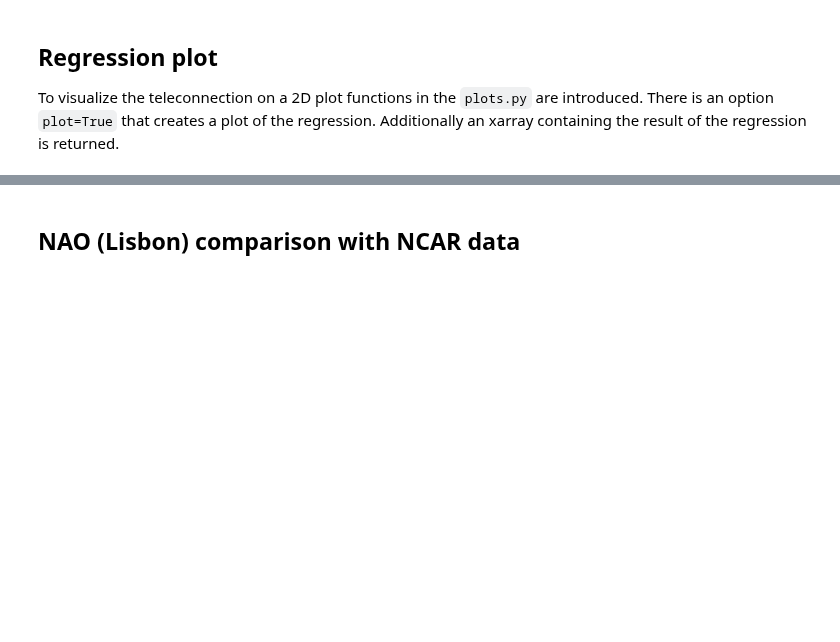
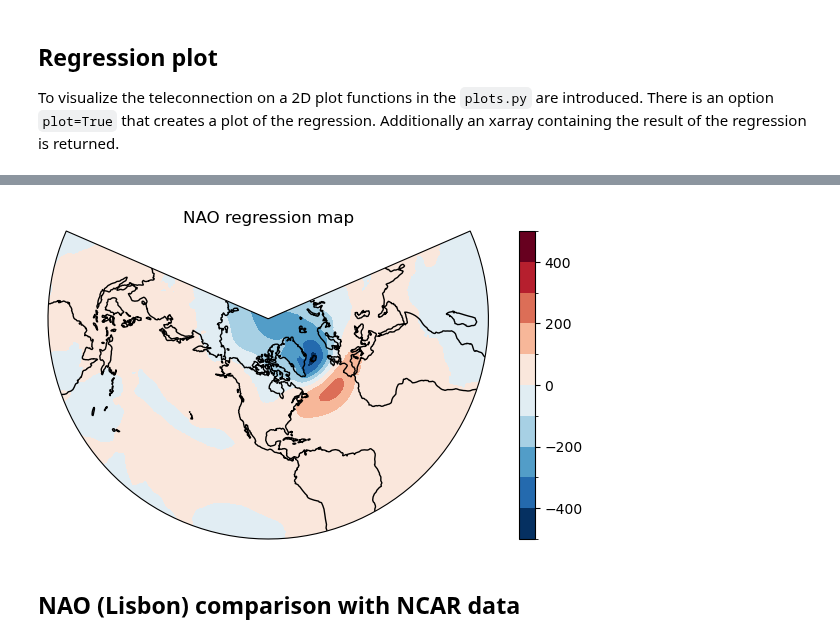
Before and after one commit to DestinE-Climate-DT/AQUA, a Jupyter notebook: diagnostics/teleconnections/NAO_era5.ipynb, the cells around one changed output, grey strips where cells are left out. Saved outputs shown, nothing was run; the diff lists cells and outputs as text; code cells hidden in the pictures; blank space fills up the shorter version.

```diff
--- a/diagnostics/teleconnections/NAO_era5.ipynb
+++ b/diagnostics/teleconnections/NAO_era5.ipynb
@@ -111,3 +87,8 @@ Attributes: (0)
+# %%
+reg = reg_plot(nao,field,projection_type='LambertConformal',title='NAO regression map',
+               contour=True,levels=10)
+# %% [output]
+[figure, added]
 # %% [markdown]
 ## NAO (Lisbon) comparison with NCAR data
 # %%
```
Also changed, not shown: parts of 3 cells of this notebook, 2 other files.
